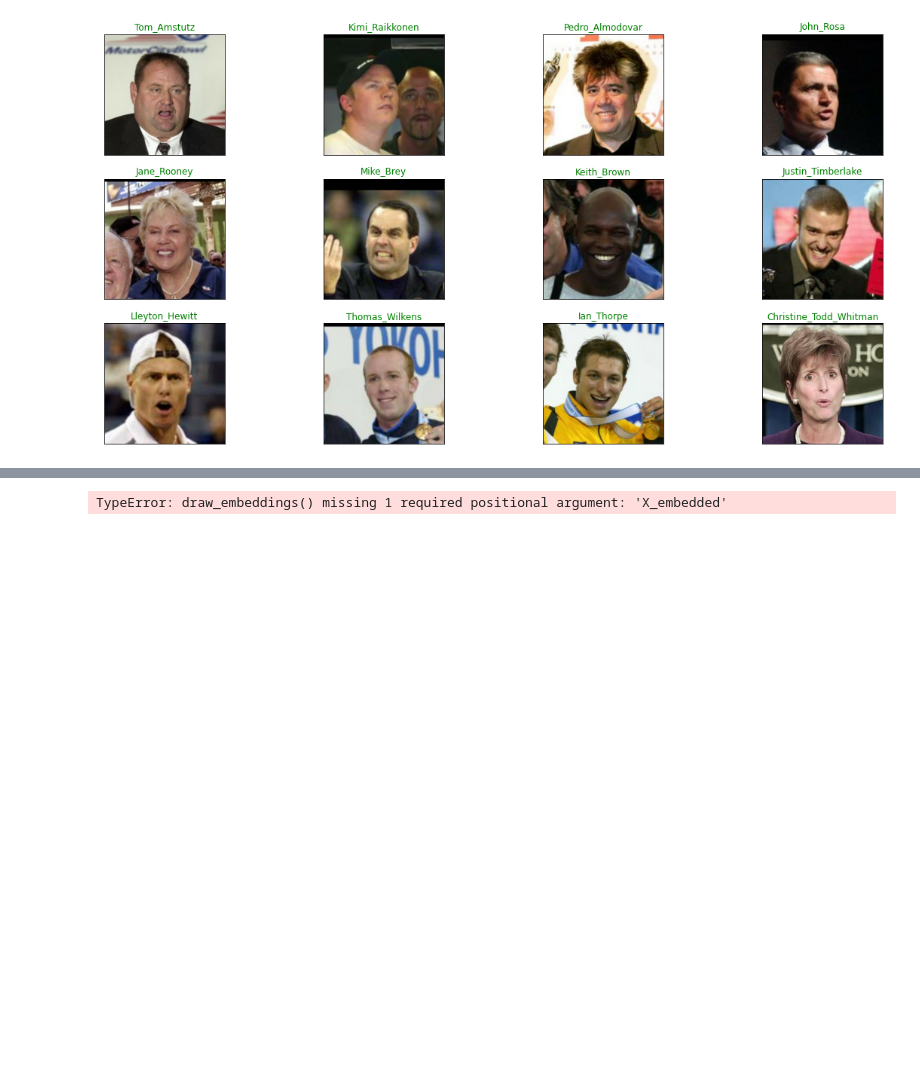
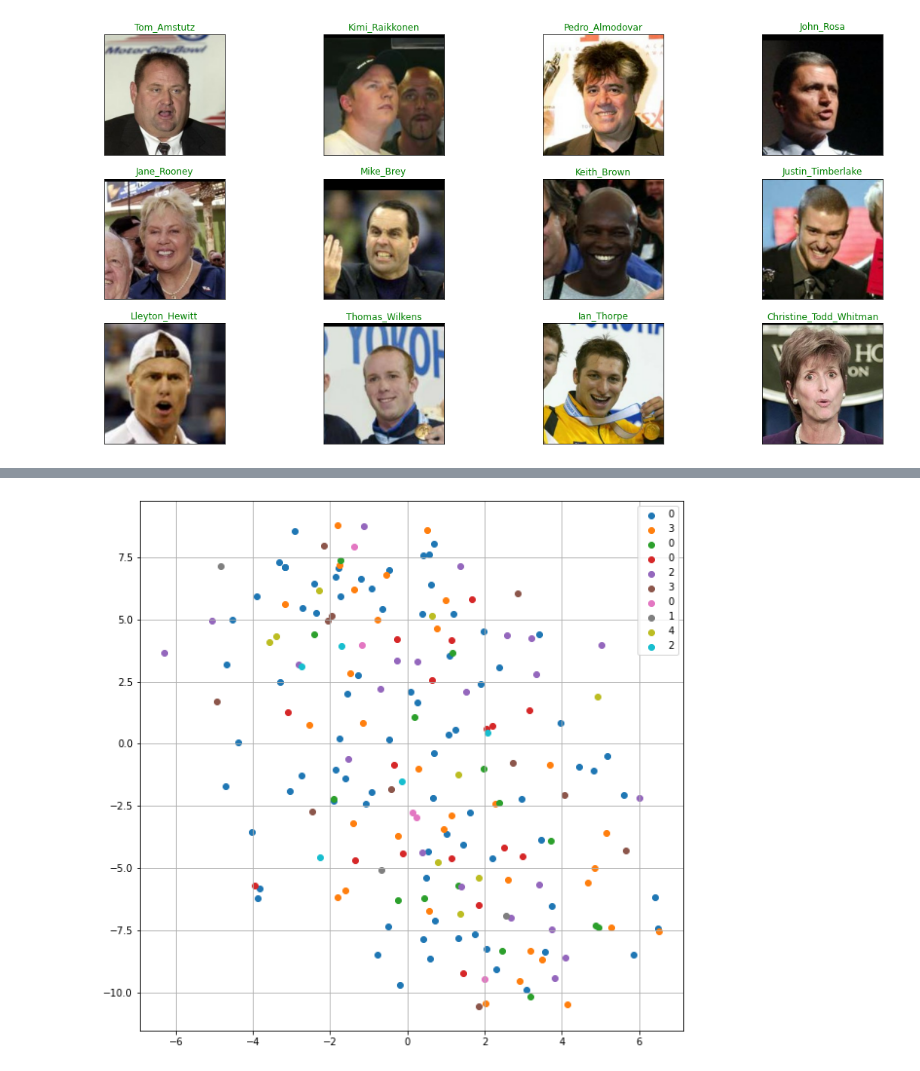
Before and after one commit to Valdert-13/Image-Processing-and-Computer-Vision, a Jupyter notebook: 6. Siamese network for verification of persons on the LFW dataset/Siamese network for the LFW dataset.ipynb, the cells around one changed output, grey strips where cells are left out. Saved outputs shown, nothing was run; the diff lists cells and outputs as text; code cells hidden in the pictures; blank space fills up the shorter version.

```diff
--- a/6. Siamese network for verification of persons on the LFW dataset/Siamese network for the LFW dataset.ipynb
+++ b/6. Siamese network for verification of persons on the LFW dataset/Siamese network for the LFW dataset.ipynb
@@ -61,17 +57,26 @@ class SiameseNetworkDataset():
         most_common_names_list = []
         for name in most_common_names:
             most_common_names_list.append(name[0])
-        return most_common_names, most_common_names_list
+
+
+        MAP_SET = {}
+        for iterations, names in enumerate(most_common_names_list):
+            MAP_SET[names] =  iterations
+        return most_common_names, most_common_names_list, MAP_SET
 
     def get_data_name(self, train_ds, N):
         # Выбор из датасета фотографий согласно списку
-        most_common_names, most_common_names_list = self.get_name(train_ds, N)
+        most_common_names, most_common_names_list, MAP_SET = self.get_name(train_ds, N)
 
         lst_train_ds = list(train_ds.as_numpy_iterator())
         new_dataset_list = []
         for examples in tqdm(lst_train_ds):
             if examples[0].decode('utf8') in most_common_names_list:
                 new_dataset_list.append(examples)
+
+        for n in tqdm(range(len(new_dataset_list))):
+            new_dataset_list[n] = list(new_dataset_list[n])
+            new_dataset_list[n][0] = np.array(MAP_SET[new_dataset_list[n][0].decode('utf8')])
 
         train_x = new_dataset_list[0][1].reshape(-1, 250, 250, 3)
         train_y = [new_dataset_list[0][0]]
@@ -183,9 +188,9 @@ test_x_flat = train_x.reshape(-1, 250*250*3)
 test_x_2D = TSNE(n_components=2).fit_transform(test_x_flat[:200])
 labels_for_viz = train_y[:200]
 # %%
-draw_embeddings(X_embedded = test_x_2D, targets = labels_for_viz, labels = list(range(N)))
+draw_embeddings(test_x_2D, labels_for_viz, labels_for_viz)
 # %% [output]
-TypeError: draw_embeddings() missing 1 required positional argument: 'X_embedded'
+[figure, added]
 # %%
 test_embs_2D = TSNE(n_components=2).fit_transform(embs)
 labels_for_viz = train_y[:200]
```
Also changed, not shown: parts of 3 cells of this notebook.
